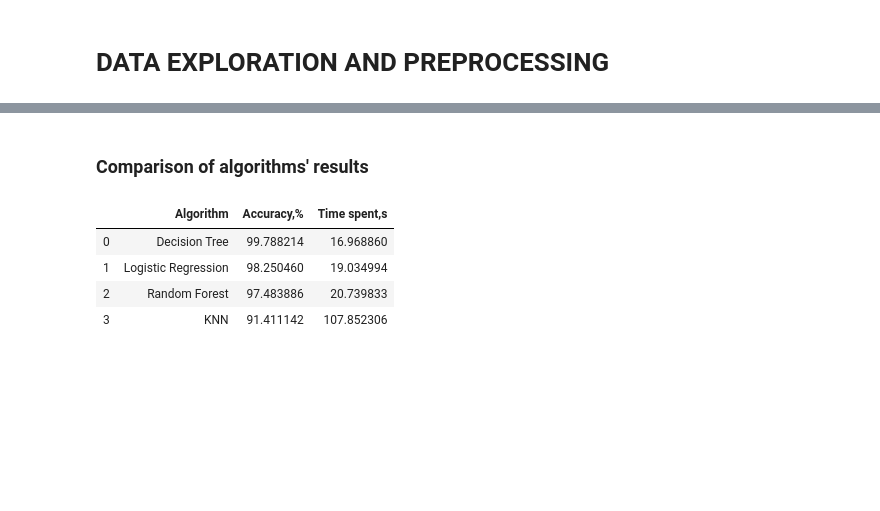
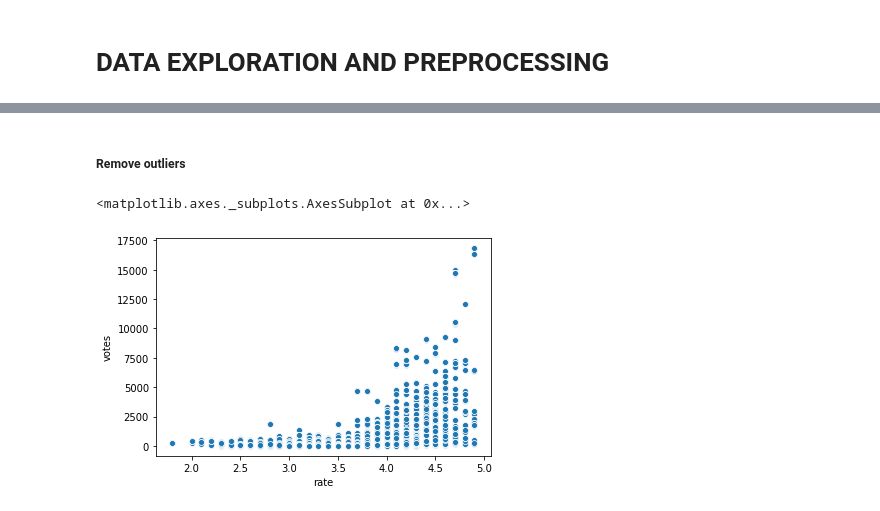
Before and after one commit to fetihkaya/BDA5001_Project, a Jupyter notebook: BDA5001_Project_FetihKaya .ipynb, the cells around one changed output, grey strips where cells are left out. Saved outputs shown, nothing was run; the diff lists cells and outputs as text; code cells hidden in the pictures; blank space fills up the shorter version.

```diff
--- a/BDA5001_Project_FetihKaya .ipynb
+++ b/BDA5001_Project_FetihKaya .ipynb
@@ -141 +253,5 @@ zomato = zomato.drop(['dish_liked'], axis=1) #dish_liked attribute has too many
+# %%
+#Remove menu_item attribute
+#because it has many missing value and many unique entries that makes impossible to fill them in a logical way
+zomato = zomato.drop(['menu_item'], axis=1)
 # %%
@@ -376,16 +270,0 @@ sns.boxplot(y="rate", x="book_table", data= zomato)
-# %%
-#Generate a new "success" column and assign each restaurant's score: 1 for success 0 for fail
-
-zomato["success"] = ""
-
-for i in range(zomato.shape[0]):
-    for j in range (rest_locs.shape[0]):
-        if zomato.loc[i,"location"] == rest_locs.loc[j,"location"]:
-            if zomato.loc[i,"rate"] >= rest_locs.loc[j,"rate"]:
-                zomato.loc[i,"success"] = 1
-            else:
-                zomato.loc[i,"success"] = 0
-
-#If a restaurant's average rate is greater or equal to the average rate of restaurants at its location; It is counted as successful else failed
-# %%
-zomato['success'] = zomato['success'].astype('int')
@@ -604,17 +270,0 @@ Time spent: 107.85230581760406 s
-# %% [markdown]
-### Comparison of algorithms' results
-# %%
-algorithms = pd.DataFrame(["Logistic Regression","Decision Tree","Random Forest","KNN"], columns =["Algorithm"])
-algorithm_scores = pd.DataFrame([lg_reg_accuracy_percentage,dec_tree_accuracy_percentage,rand_forest_accuracy_percentage,knn_accuracy_percentage], columns=["Accuracy,%"])
-algorithm_times = pd.DataFrame([time_lg_reg,time_dec_tree,time_rand_forest,time_knn], columns=["Time spent,s"])
-comparison = pd.concat([algorithms,algorithm_scores,algorithm_times], axis=1)
-comparison  = comparison.sort_values(["Accuracy,%"], ascending = False)
-comparison  = comparison.reset_index(drop=True)
-
-comparison
-# %% [output]
-|  | Algorithm | Accuracy,% | Time spent,s |
-| 0 | Decision Tree | 99.788214 | 16.968860 |
-| 1 | Logistic Regression | 98.250460 | 19.034994 |
-| 2 | Random Forest | 97.483886 | 20.739833 |
-| 3 | KNN | 91.411142 | 107.852306 |
@@ -620,0 +274,8 @@ comparison
+# %% [markdown]
+##### Remove outliers
+# %%
+#Outliers that originates from 'votes' attribute
+sns.scatterplot(y="votes", x="rate", data= zomato)
+# %% [output]
+<matplotlib.axes._subplots.AxesSubplot at 0x...>
+[figure, added]
```
Also changed, not shown: parts of 143 cells of this notebook.
